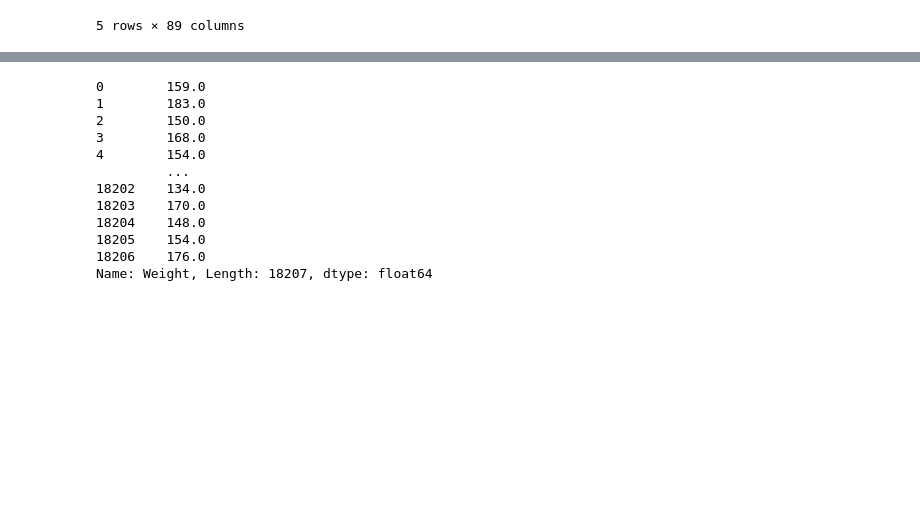
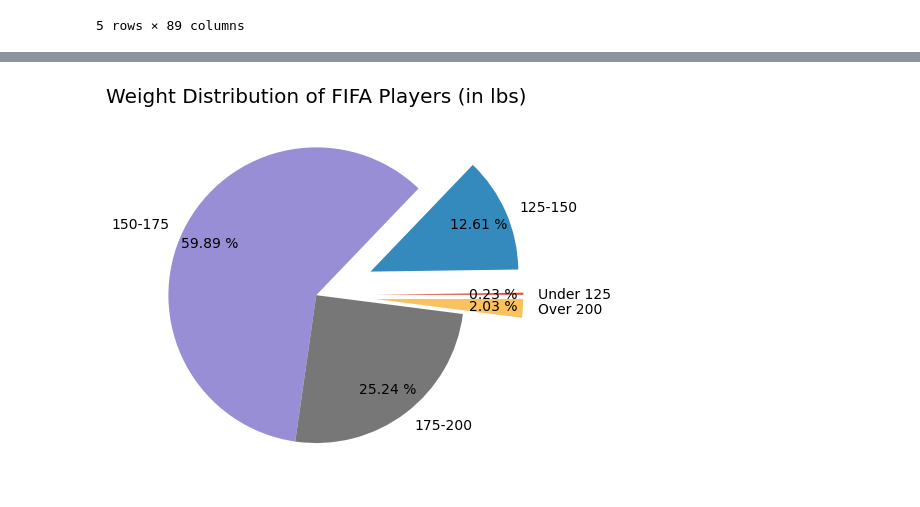
Before and after one commit to kekeli-the-light/data-visualization, a Jupyter notebook: matplot.ipynb, the cells around one changed output, grey strips where cells are left out. Cells and saved outputs as stored; diff of their text form; code cells hidden in the pictures; blank space fills up the shorter version.

```diff
--- a/matplot.ipynb
+++ b/matplot.ipynb
@@ -128,16 +132,24 @@ plt.show()
-# %%
-fifa.Weight = [int(x.strip('lbs')) if type(x) == str else x for x in fifa.Weight]
-fifa.Weight
-# %% [output]
-0        159.0
-1        183.0
-2        150.0
-3        168.0
-4        154.0
-         ...
-18202    134.0
-18203    170.0
-18204    148.0
-18205    154.0
-18206    176.0
-Name: Weight, Length: 18207, dtype: float64
+# %%
+fifa.Weight = [int(x.strip('lbs')) if type(x) == str else x for x in fifa.Weight]
+
+plt.style.use('ggplot')
+light = fifa.loc[fifa.Weight < 125].count()[0]
+light_medium = fifa.loc[(fifa.Weight >= 125) & (fifa.Weight < 150)].count()[0]
+medium = fifa.loc[(fifa.Weight >=150) & (fifa.Weight <175)].count()[0]
+medium_heavy = fifa.loc[(fifa.Weight >= 175) & (fifa.Weight < 200)].count()[0]
+heavy = fifa.loc[(fifa.Weight >= 200)].count()[0]
+
+explode = (.4,.4,0,0,.4)
+
+weights = [light, light_medium, medium, medium_heavy, heavy]
+lables = ['Under 125','125-150','150-175','175-200','Over 200']
+
+plt.title('Weight Distribution of FIFA Players (in lbs)')
+
+plt.pie(weights, labels = lables , autopct='%.2f %%',explode= explode, pctdistance= 0.8)
+
+plt.savefig('Pie 2')
+
+plt.show()
+# %% [output]
+[figure, added]
```
Also changed, not shown: parts of 5 cells of this notebook, 5 other files.
